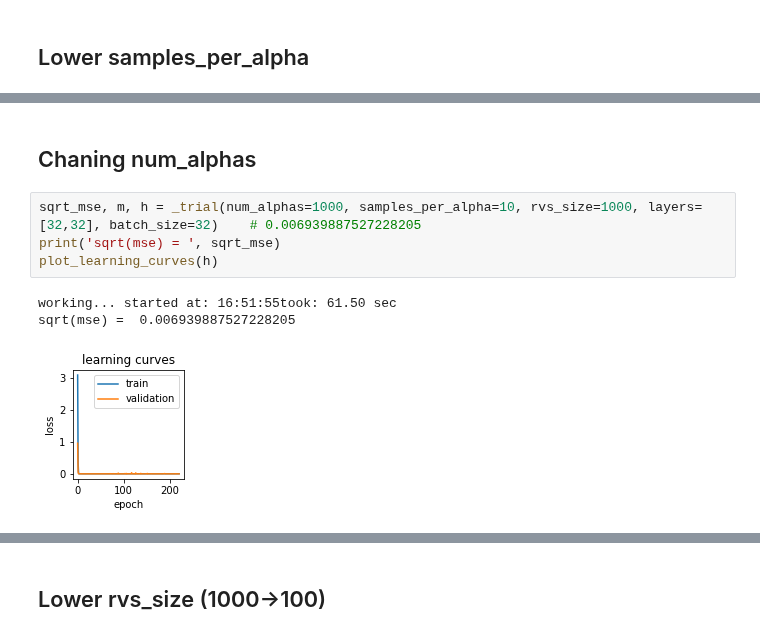
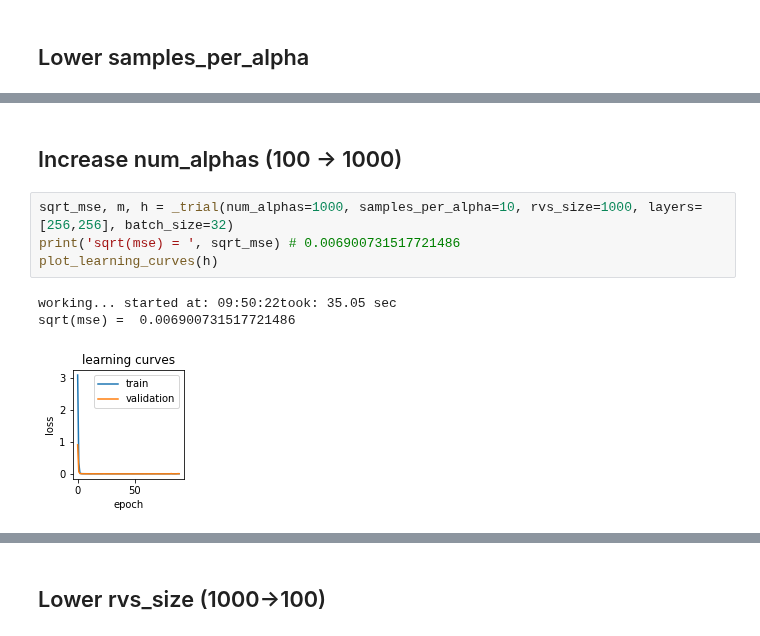
Before and after one commit to yossi-cohen/preferential-attachment, a Jupyter notebook: notebooks/yulesimon-dnn-trials.ipynb, the cells around one changed output, grey strips where cells are left out. Saved outputs shown, nothing was run; the diff lists cells and outputs as text.

```diff
--- a/notebooks/yulesimon-dnn-trials.ipynb
+++ b/notebooks/yulesimon-dnn-trials.ipynb
@@ -291,10 +296,10 @@ sqrt(mse) = 0.007714012850908444
 # %% [markdown]
-## Chaning num_alphas
+## Increase num_alphas (100 -> 1000)
 # %%
-sqrt_mse, m, h = _trial(num_alphas=1000, samples_per_alpha=10, rvs_size=1000, layers=[32,32], batch_size=32)    # 0.006939887527228205
-print('sqrt(mse) = ', sqrt_mse)
+sqrt_mse, m, h = _trial(num_alphas=1000, samples_per_alpha=10, rvs_size=1000, layers=[256,256], batch_size=32)
+print('sqrt(mse) = ', sqrt_mse) # 0.006900731517721486
 plot_learning_curves(h)
 # %% [output]
-working... started at: 16:51:55took: 61.50 sec
-sqrt(mse) =  0.006939887527228205
+working... started at: 09:50:22took: 35.05 sec
+sqrt(mse) =  0.006900731517721486
-[figure, old version]
+[figure, new version]
```
Also changed, not shown: parts of 16 cells of this notebook.
